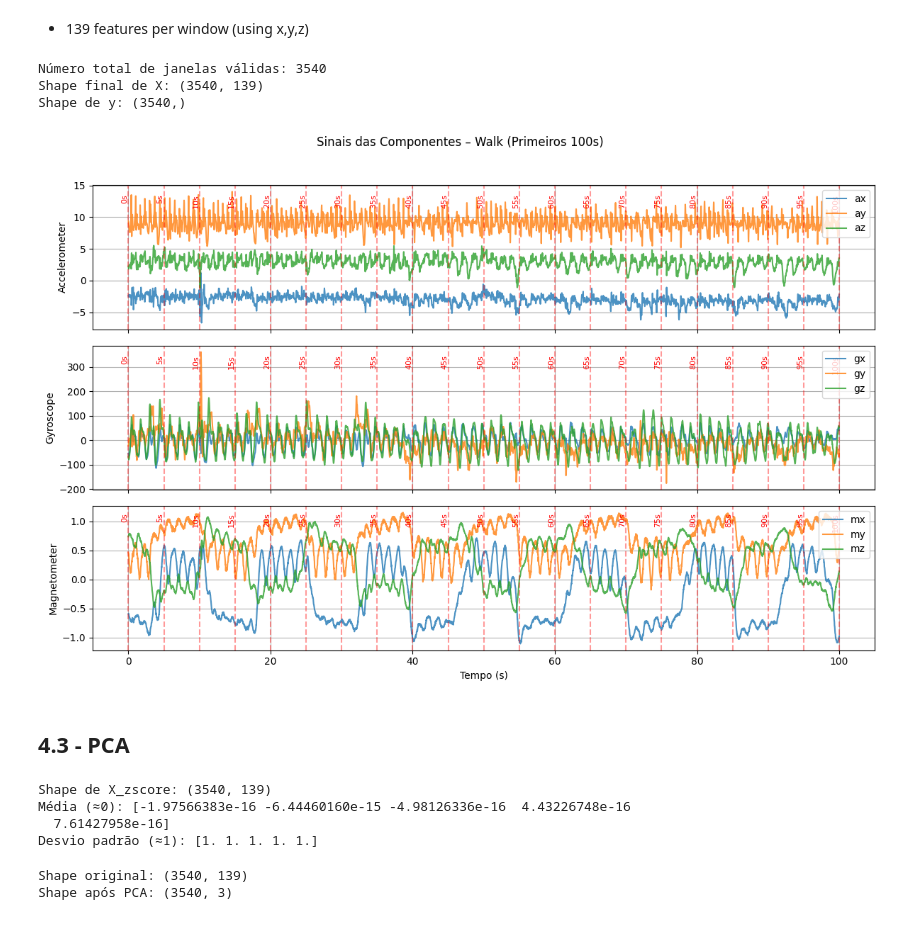
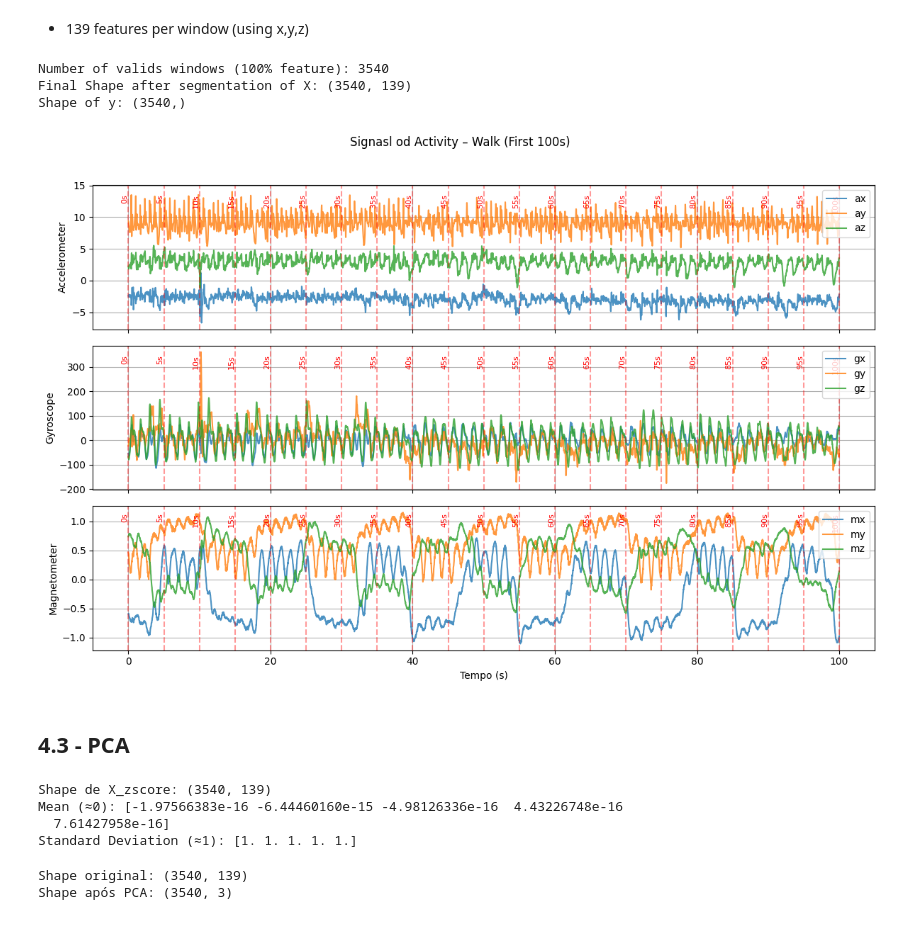
Before and after one commit to MiguelAnt17/detection_of_humans_activities, a Jupyter notebook: MiguelAntonio_2022237621.ipynb, the cells around one changed output. Saved outputs shown, nothing was run; the diff lists cells and outputs as text; code cells hidden in the pictures.

```diff
--- a/MiguelAntonio_2022237621.ipynb
+++ b/MiguelAntonio_2022237621.ipynb
@@ -1104,18 +1104,18 @@ def segment_data_combined(combined_matrix, fs=50, win_time=5, overlap=0.5):
     for start in range(0, len(data) - win_len + 1, step):
         end = start + win_len
         seg_labels = labels[start:end]
-        if np.all(seg_labels == seg_labels[0]):
+        if np.all(seg_labels == seg_labels[0]): # to avoid transition values
             segments.append((data[start:end, :], seg_labels[0]))
 
     return segments
 
 
 
-
+# each row will have 250 samples
 fs = 50
 segments = segment_data_combined(combined_data, fs=fs, win_time=5, overlap=0.5)
 
-print(f"Número total de janelas válidas: {len(segments)}")
+print(f"Number of valids windows (100% feature): {len(segments)}")
 
 feature_vectors = []
 labels = []
@@ -1128,12 +1128,12 @@ for seg_data, seg_label in segments:
 X = np.vstack(feature_vectors)
 y = np.array(labels)
 
-print("Shape final de X:", X.shape)
-print("Shape de y:", y.shape)
+print("Final Shape after segmentation of X:", X.shape)
+print("Shape of y:", y.shape)
 # %% [output]
-Número total de janelas válidas: 3540
-Shape final de X: (3540, 139)
-Shape de y: (3540,)
+Number of valids windows (100% feature): 3540
+Final Shape after segmentation of X: (3540, 139)
+Shape of y: (3540,)
 # %%
 
 activity_label = 4
@@ -1149,10 +1149,9 @@ data = combined_data[mask]
 n_samples = int(duration_s * fs)
 n_samples = min(n_samples, len(data))
 
-# Extrair componentes (em vez dos módulos)
-ax, ay, az = data[:n_samples, 0], data[:n_samples, 1], data[:n_samples, 2]
-gx, gy, gz = data[:n_samples, 3], data[:n_samples, 4], data[:n_samples, 5]
-mx, my, mz = data[:n_samples, 6], data[:n_samples, 7], data[:n_samples, 8]
+ax, ay, az = data[:n_samples,0], data[:n_samples,1], data[:n_samples,2]
+gx, gy, gz = data[:n_samples,3], data[:n_samples,4], data[:n_samples,5]
+mx, my, mz = data[:n_samples,6], data[:n_samples,7], data[:n_samples,8]
 
 time = np.arange(n_samples) / fs
 
@@ -1166,35 +1165,35 @@ axs[0].set_ylabel("Accelerometer")
 axs[0].legend(loc='upper right')
 axs[0].grid(True)
 
 # Giroscópio
 axs[1].plot(time, gx, label='gx', alpha=0.8)
 axs[1].plot(time, gy, label='gy', alpha=0.8)
 axs[1].plot(time, gz, label='gz', alpha=0.8)
 axs[1].set_ylabel("Gyroscope")
 axs[1].legend(loc='upper right')
 axs[1].grid(True)
 
 # Magnetómetro
 axs[2].plot(time, mx, label='mx', alpha=0.8)
 axs[2].plot(time, my, label='my', alpha=0.8)
 axs[2].plot(time, mz, label='mz', alpha=0.8)
 axs[2].set_ylabel("Magnetometer")
 axs[2].set_xlabel("Tempo (s)")
 axs[2].legend(loc='upper right')
 axs[2].grid(True)
 
 # Linhas verticais a cada janela
 for t in np.arange(0, duration_s + window_s, window_s):
     for ax in axs:
         ax.axvline(x=t, color='red', linestyle='--', alpha=0.4)
         ax.text(t, ax.get_ylim()[1]*0.9, f"{int(t)}s", color='red',
                 rotation=90, va='top', ha='right', fontsize=8)
 
-fig.suptitle(f"Sinais das Componentes – {activity_name} (Primeiros {duration_s}s)")
+fig.suptitle(f"Signasl od Activity – {activity_name} (First {duration_s}s)")
 plt.tight_layout(rect=[0, 0, 1, 0.96])
 plt.show()
 # %% [output]
-[figure, old version]
+[figure, new version]
 # %% [markdown]
 ## 4.3 - PCA
 # %%
@@ -1203,11 +1202,11 @@ X_zscore = zscore(X, axis=0)
 X_zscore = np.nan_to_num(X_zscore)
 
 print("Shape de X_zscore:", X_zscore.shape)
-print("Média (≈0):", np.mean(X_zscore, axis=0)[:5])
-print("Desvio padrão (≈1):", np.std(X_zscore, axis=0)[:5])
+print("Mean (≈0):", np.mean(X_zscore, axis=0)[:5])
+print("Standard Deviation (≈1):", np.std(X_zscore, axis=0)[:5])
 # %% [output]
 Shape de X_zscore: (3540, 139)
-Média (≈0): [-1.97566383e-16 -6.44460160e-15 -4.98126336e-16  4.43226748e-16
+Mean (≈0): [-1.97566383e-16 -6.44460160e-15 -4.98126336e-16  4.43226748e-16
   7.61427958e-16]
-Desvio padrão (≈1): [1. 1. 1. 1. 1.]
+Standard Deviation (≈1): [1. 1. 1. 1. 1.]
 # %%
```
Also changed, not shown: parts of 9 cells of this notebook.
